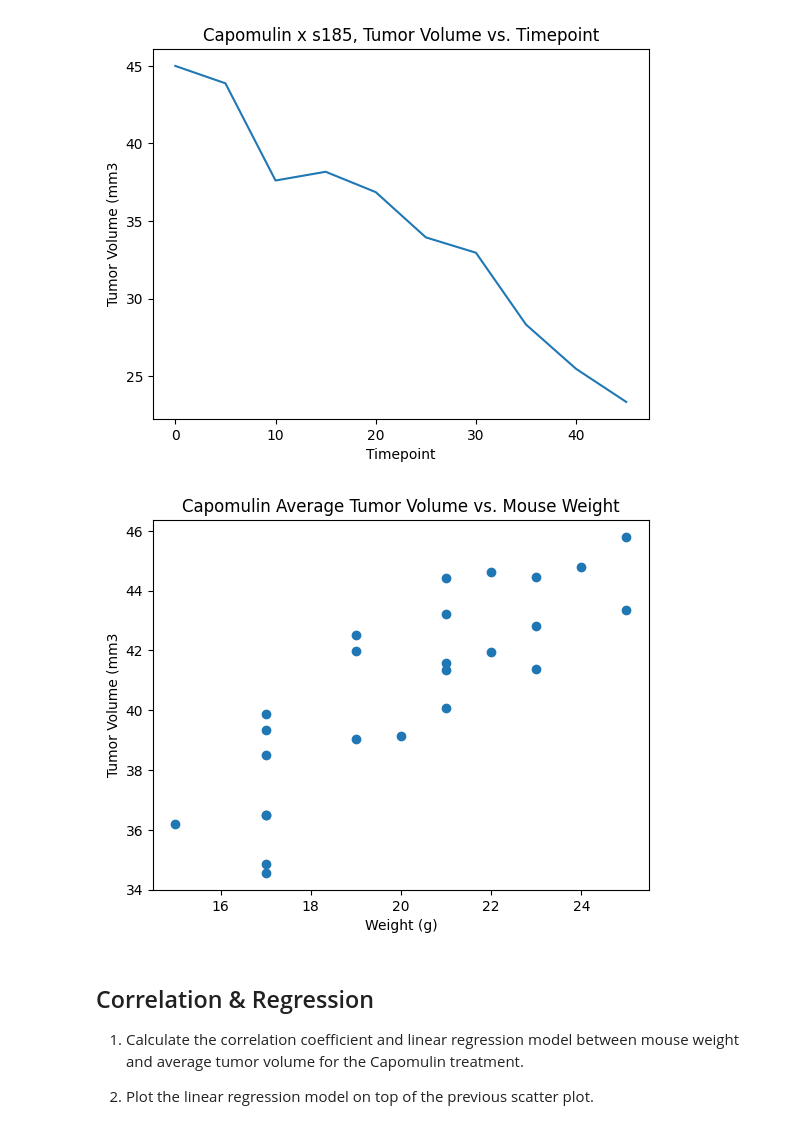
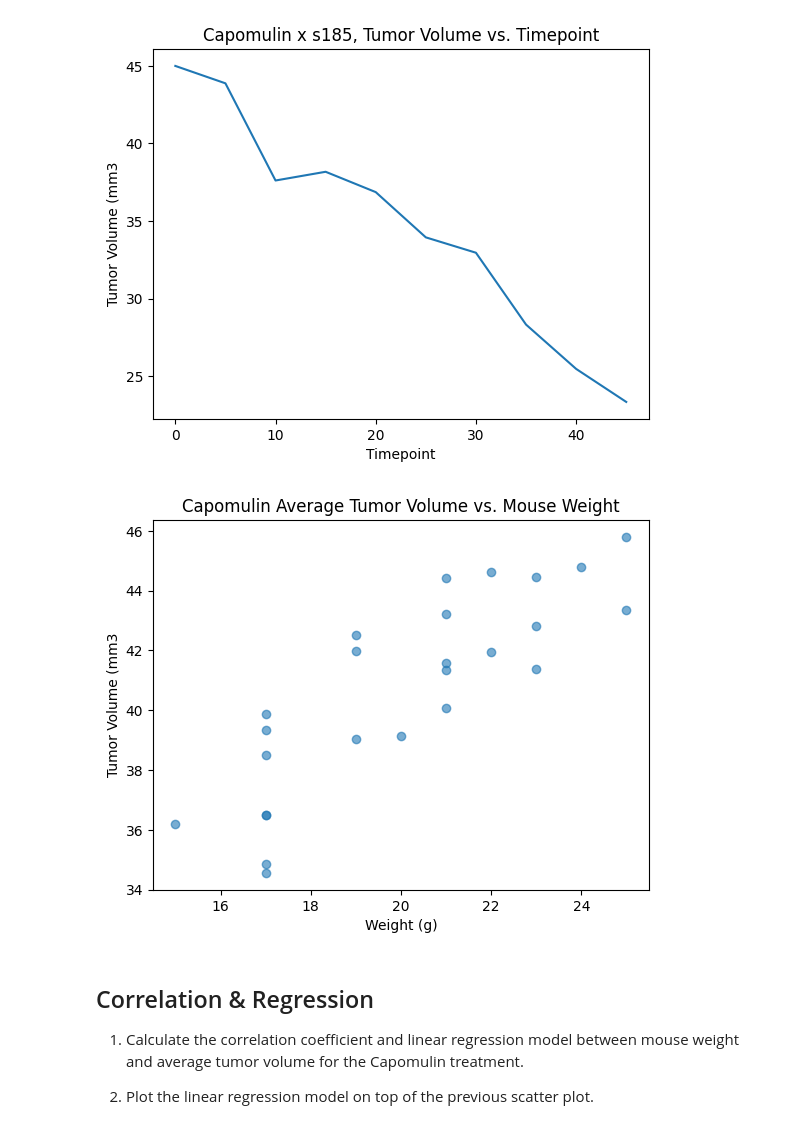
Before and after one commit to gw-sc/Matplotlib-challenge, a Jupyter notebook: Pymaceuticals/Pymaceuticals.ipynb, the cells around one changed output. Cells and saved outputs as stored; diff of their text form; code cells hidden in the pictures.

```diff
--- a/Pymaceuticals/Pymaceuticals.ipynb
+++ b/Pymaceuticals/Pymaceuticals.ipynb
@@ -468,17 +468,17 @@ plt.show()
 # %%
 # Generate a scatter plot of average tumor volume vs. mouse weight for the Capomulin regimen
 Capomulins_avg = df1.loc[df1["Drug Regimen"] == "Capomulin"].groupby(["Mouse ID"]).mean()
 
 x_val = Capomulins_avg["Weight (g)"]
 y_val = Capomulins_avg["Tumor Volume (mm3)"]
 
-plt.scatter(x_val, y_val)
+plt.scatter(x_val, y_val, alpha = 0.6)
 plt.title("Capomulin Average Tumor Volume vs. Mouse Weight")
 plt.xlabel("Weight (g)")
 plt.ylabel("Tumor Volume (mm3")
 plt.show()
 # %% [output]
-[figure, old version]
+[figure, new version]
 # %% [markdown]
 ## Correlation & Regression
 1. Calculate the correlation coefficient and linear regression model between mouse weight and average tumor volume for the Capomulin treatment.
```
